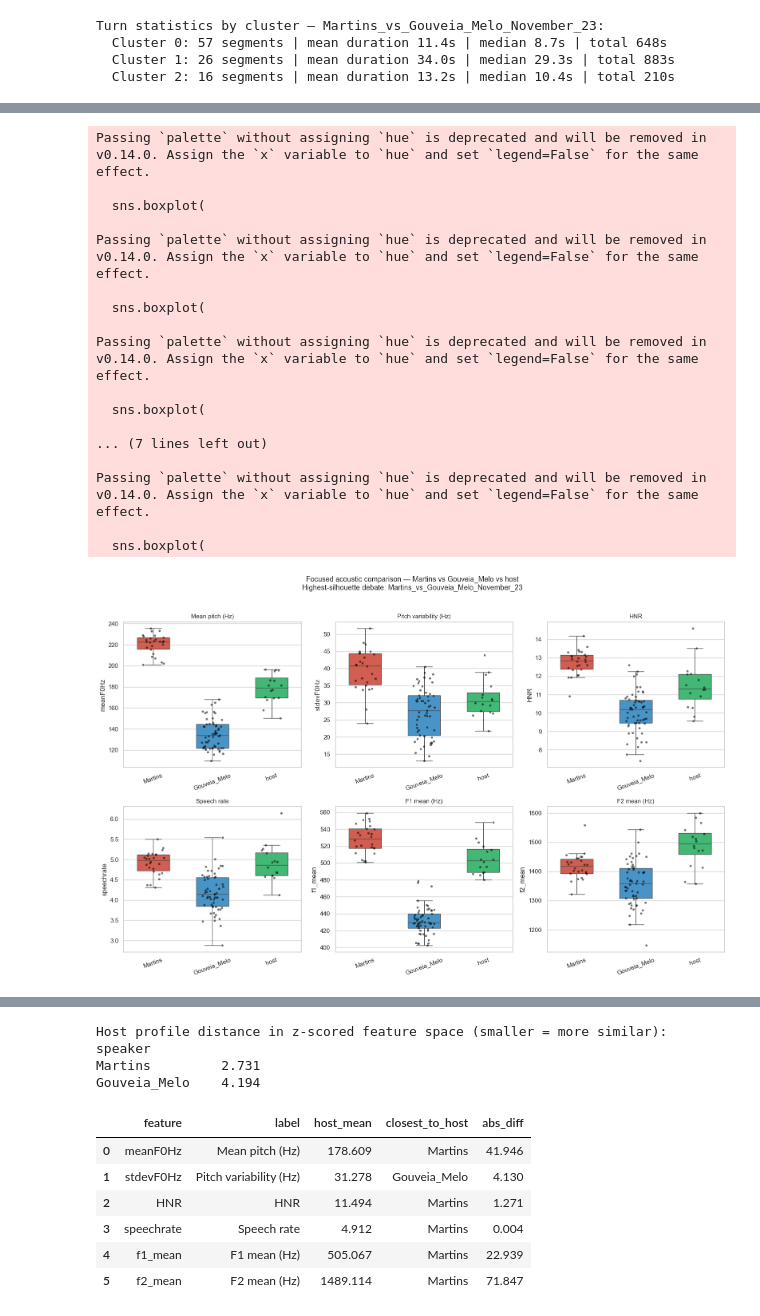
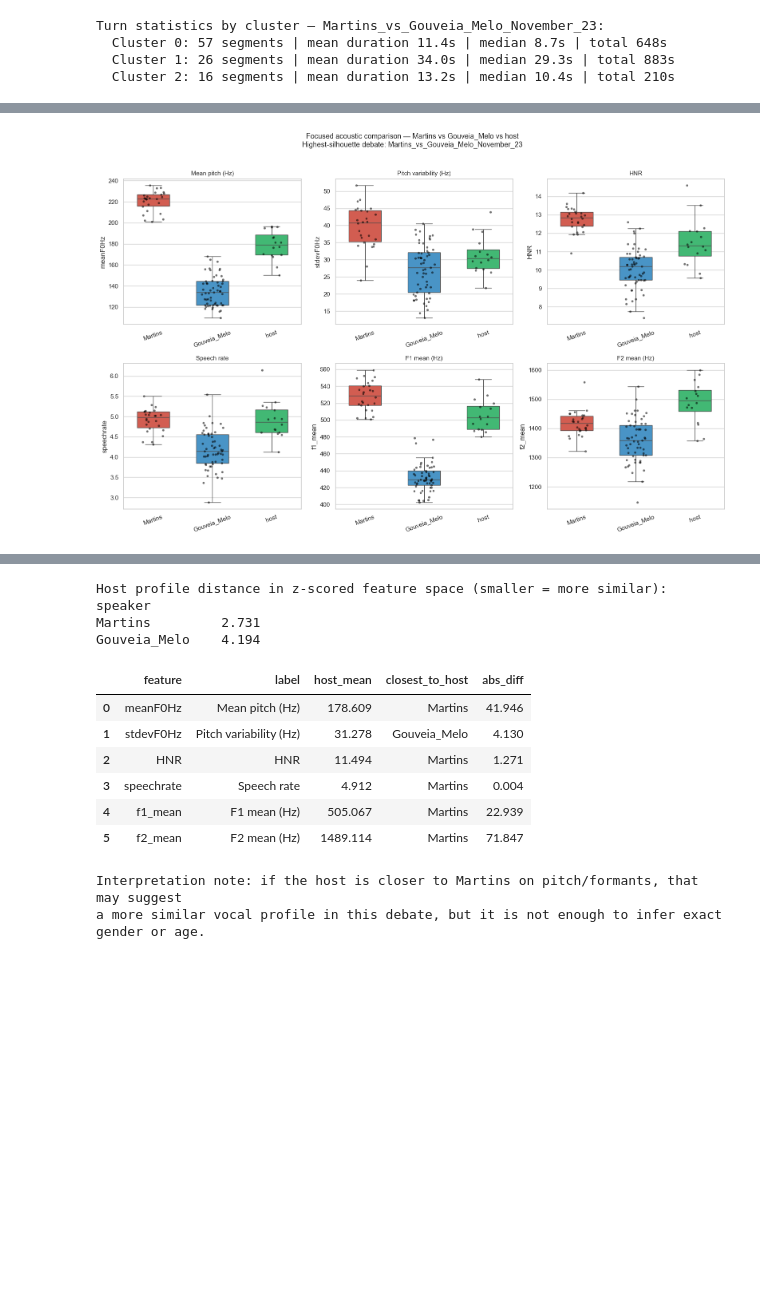
Before and after one commit to Dinisas/Big-Data, a Jupyter notebook: labeling_audio/correlations_audio.ipynb, the cells around one changed output, grey strips where cells are left out. Cells and saved outputs as stored; diff of their text form; code cells hidden in the pictures; blank space fills up the shorter version.

Commit message:
cleaned correlations_audio

```diff
--- a/labeling_audio/correlations_audio.ipynb
+++ b/labeling_audio/correlations_audio.ipynb
@@ -94,12 +57,0 @@ data[KEY_FEATURES].describe().T.round(3)
-# %%
-fig, axes = plt.subplots(3, 4, figsize=(16, 10))
-axes = axes.flatten()
-
-for i, col in enumerate(KEY_FEATURES):
-    axes[i].hist(data[col].dropna(), bins=40, color='steelblue', alpha=0.7, edgecolor='none')
-    axes[i].set_title(col, fontsize=11)
-    axes[i].set_ylabel('count')
-
-plt.suptitle('Distribution of key speech features (all debates combined)', fontsize=13, y=1.01)
-plt.tight_layout()
-plt.show()
@@ -130,14 +57,0 @@ plt.show()
-# %%
-# Top non-trivial cross-feature correlations (|r| > 0.4, no self-correlations)
-corr_vals = corr.abs().unstack()
-corr_vals = corr_vals[corr_vals < 1.0]
-
-seen = set()
-rows = []
-for (a, b), v in corr_vals.sort_values(ascending=False).items():
-    key = tuple(sorted([a, b]))
-    if key not in seen and v > 0.4:
-        seen.add(key)
-        rows.append({'feature_a': a, 'feature_b': b, 'correlation': round(corr.loc[a, b], 3)})
-
-pd.DataFrame(rows)
@@ -407,7 +230,7 @@ for ax, (feat, label) in zip(axes, FOCUS_FEATURES):
     sns.boxplot(
         data=focus_data, x='speaker', y=feat,
         order=focus_order,
-        palette=focus_palette,
+        hue='speaker', palette=focus_palette, legend=False,
         ax=ax, fliersize=0, width=0.55
     )
     sns.stripplot(
@@ -487,51 +310,34 @@ host_vec = focus_profile_z.loc['host']
 host_dist = ((focus_profile_z.drop(index='host') - host_vec) ** 2).sum(axis=1) ** 0.5
 print('Host profile distance in z-scored feature space (smaller = more similar):')
 print(host_dist.sort_values().round(3).to_string())
 print()
 
 closest_by_feature = []
 for feat, label in FOCUS_FEATURES:
     host_mean = focus_profile.loc['host', feat]
     diffs = {
         spk: abs(focus_profile.loc[spk, feat] - host_mean)
         for spk in ['Martins', 'Gouveia_Melo']
     }
     closest = min(diffs, key=diffs.get)
     closest_by_feature.append({
         'feature': feat,
         'label': label,
         'host_mean': host_mean,
         'closest_to_host': closest,
         'abs_diff': diffs[closest]
     })
 display(pd.DataFrame(closest_by_feature).round(3))
 
 print('Interpretation note: if the host is closer to Martins on pitch/formants, that may suggest')
 print('a more similar vocal profile in this debate, but it is not enough to infer exact gender or age.')
 # %% [output]
 |  | segments | total_duration | mean_duration | median_duration | meanF0Hz_mean | meanF0Hz_median | ... |
 | speaker |  |  |  |  |  |  | ... |
 | Martins | 26 | 882.731 | 33.951 | 29.328 | 220.554 | 222.889 | ... |
 | Gouveia_Melo | 57 | 647.696 | 11.363 | 8.674 | 135.160 | 133.878 | ... |
 | host | 16 | 210.449 | 13.153 | 10.420 | 178.609 | 179.194 | ... |
-Passing `palette` without assigning `hue` is deprecated and will be removed in v0.14.0. Assign the `x` variable to `hue` and set `legend=False` for the same effect.
-
-  sns.boxplot(
-
-Passing `palette` without assigning `hue` is deprecated and will be removed in v0.14.0. Assign the `x` variable to `hue` and set `legend=False` for the same effect.
-
-  sns.boxplot(
-
-Passing `palette` without assigning `hue` is deprecated and will be removed in v0.14.0. Assign the `x` variable to `hue` and set `legend=False` for the same effect.
-
-  sns.boxplot(
-
-... (7 lines left out)
-
-Passing `palette` without assigning `hue` is deprecated and will be removed in v0.14.0. Assign the `x` variable to `hue` and set `legend=False` for the same effect.
-
-  sns.boxplot(
-[figure, old version]
+[figure, new version]
 |  | feature | label | pair | median_a | median_b | mannwhitney_p | cliffs_delta |
 | 6 | HNR | HNR | Martins vs Gouveia_Melo | 12.8508 | 10.1913 | 0.0000 | 0.9595 |
 | 8 | HNR | HNR | Gouveia_Melo vs host | 10.1913 | 11.3370 | 0.0001 | -0.6250 |
@@ -550,14 +356,16 @@ Passing `palette` without assigning `hue` is deprecated and will be removed in v
 | 4 | stdevF0Hz | Pitch variability (Hz) | Martins vs host | 40.8126 | 30.3759 | 0.0002 | 0.6875 |
 | 5 | stdevF0Hz | Pitch variability (Hz) | Gouveia_Melo vs host | 27.6965 | 30.3759 | 0.0667 | -0.3026 |
 [figure]
+Host profile distance in z-scored feature space (smaller = more similar):
+speaker
+Martins         2.731
+Gouveia_Melo    4.194
+|  | feature | label | host_mean | closest_to_host | abs_diff |
+| 0 | meanF0Hz | Mean pitch (Hz) | 178.609 | Martins | 41.946 |
+| 1 | stdevF0Hz | Pitch variability (Hz) | 31.278 | Gouveia_Melo | 4.130 |
+| 2 | HNR | HNR | 11.494 | Martins | 1.271 |
+| 3 | speechrate | Speech rate | 4.912 | Martins | 0.004 |
+| 4 | f1_mean | F1 mean (Hz) | 505.067 | Martins | 22.939 |
+| 5 | f2_mean | F2 mean (Hz) | 1489.114 | Martins | 71.847 |
-Host profile distance in z-scored feature space (smaller = more similar):
-speaker
-Martins         2.731
-Gouveia_Melo    4.194
+Interpretation note: if the host is closer to Martins on pitch/formants, that may suggest
+a more similar vocal profile in this debate, but it is not enough to infer exact gender or age.
-|  | feature | label | host_mean | closest_to_host | abs_diff |
-| 0 | meanF0Hz | Mean pitch (Hz) | 178.609 | Martins | 41.946 |
-| 1 | stdevF0Hz | Pitch variability (Hz) | 31.278 | Gouveia_Melo | 4.130 |
-| 2 | HNR | HNR | 11.494 | Martins | 1.271 |
-| 3 | speechrate | Speech rate | 4.912 | Martins | 0.004 |
-| 4 | f1_mean | F1 mean (Hz) | 505.067 | Martins | 22.939 |
-| 5 | f2_mean | F2 mean (Hz) | 1489.114 | Martins | 71.847 |
```
Also changed, not shown: parts of 15 cells of this notebook, 2 other files.
